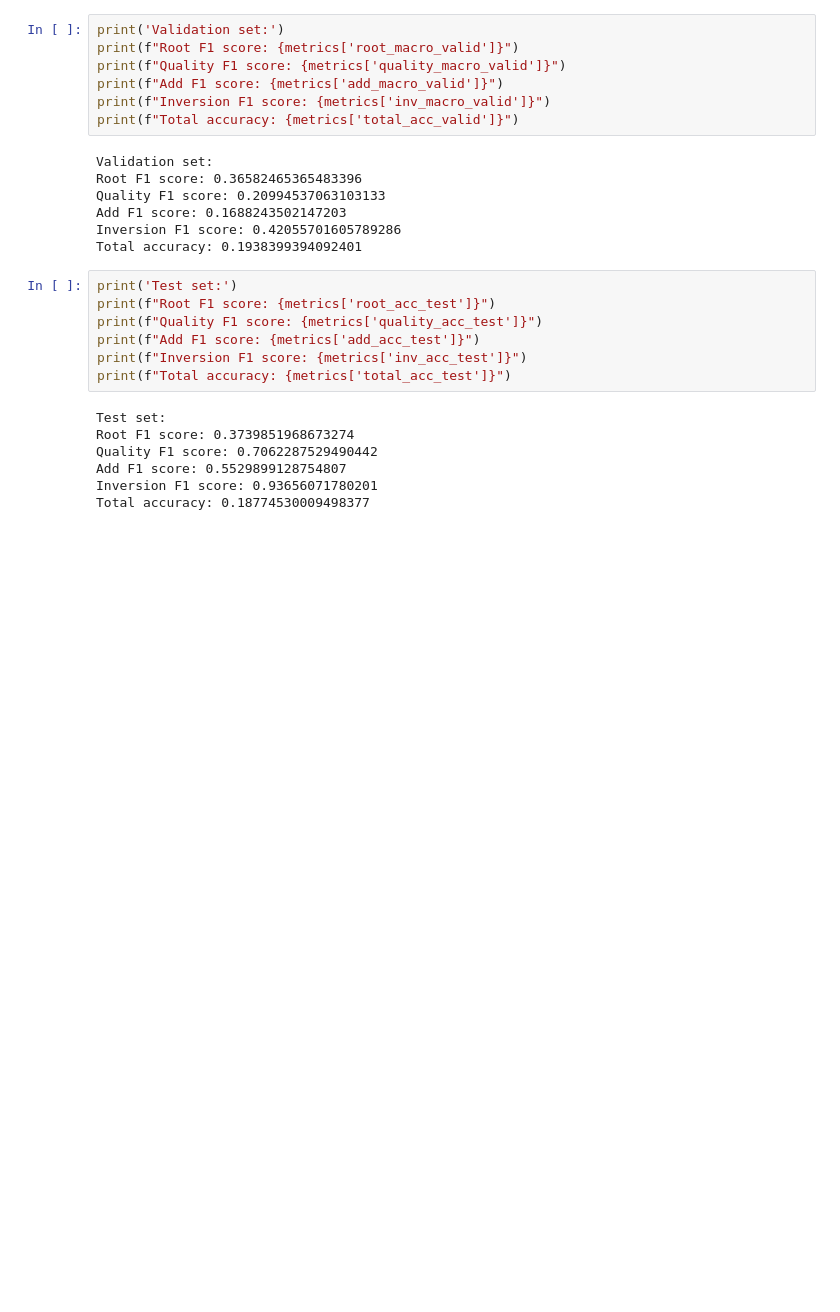
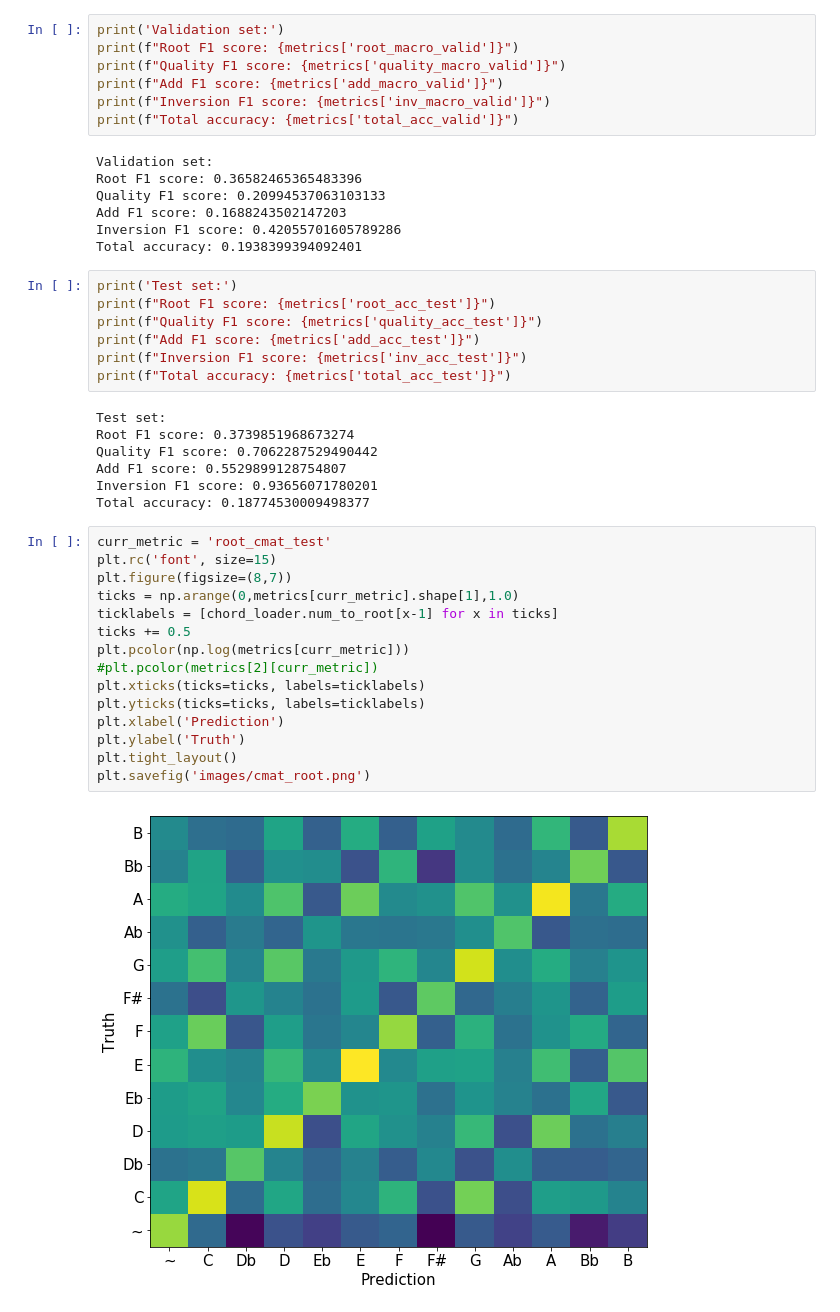
Before and after one commit to tristanlmiller/auto-guitar-tabs, a Jupyter notebook: Model tuning.ipynb, the cells around one changed output. Saved outputs shown, nothing was run; the diff lists cells and outputs as text; blank space fills up the shorter version.

Commit message:
add confusion matrix image

```diff
--- a/Model tuning.ipynb
+++ b/Model tuning.ipynb
@@ -323,3 +323,20 @@ Quality F1 score: 0.7062287529490442
 Add F1 score: 0.5529899128754807
 Inversion F1 score: 0.93656071780201
 Total accuracy: 0.18774530009498377
+# %%
+curr_metric = 'root_cmat_test'
+plt.rc('font', size=15)
+plt.figure(figsize=(8,7))
+ticks = np.arange(0,metrics[curr_metric].shape[1],1.0)
+ticklabels = [chord_loader.num_to_root[x-1] for x in ticks]
+ticks += 0.5
+plt.pcolor(np.log(metrics[curr_metric]))
+#plt.pcolor(metrics[2][curr_metric])
+plt.xticks(ticks=ticks, labels=ticklabels)
+plt.yticks(ticks=ticks, labels=ticklabels)
+plt.xlabel('Prediction')
+plt.ylabel('Truth')
+plt.tight_layout()
+plt.savefig('images/cmat_root.png')
+# %% [output]
+[figure, added]
```
Also changed, not shown: 1 other file.
